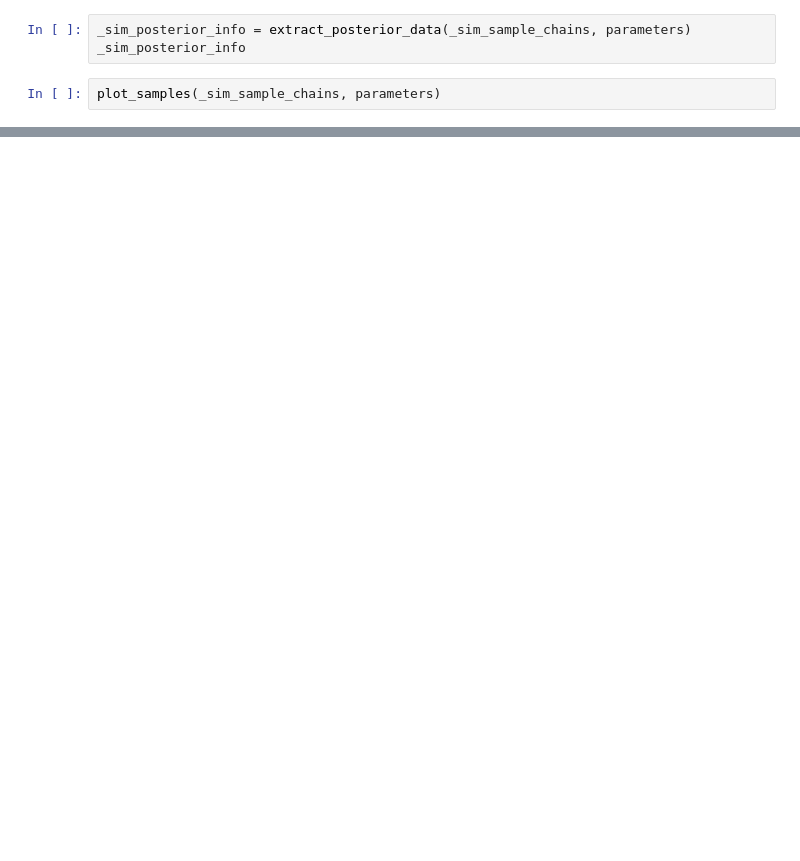
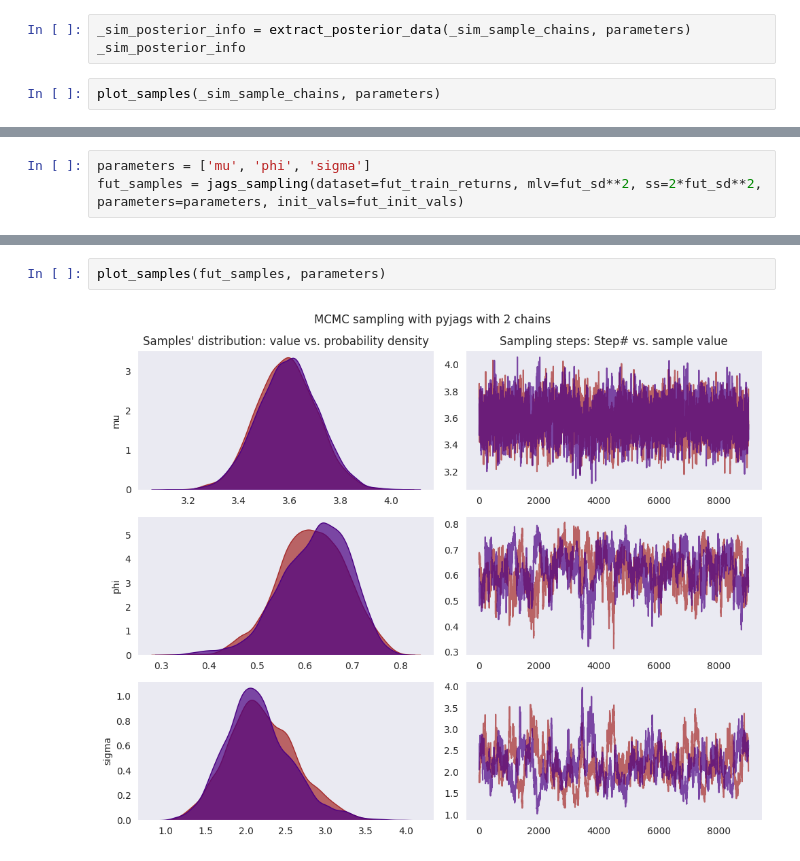
Before and after one commit to spradha1/LeuphanaAssignments, a Jupyter notebook: ProbabilisticModelling/Paper/SVmodel_mit_real_data.ipynb, the cells around one changed output, grey strips where cells are left out. Saved outputs shown, nothing was run; the diff lists cells and outputs as text; blank space fills up the shorter version.

```diff
--- a/ProbabilisticModelling/Paper/SVmodel_mit_real_data.ipynb
+++ b/ProbabilisticModelling/Paper/SVmodel_mit_real_data.ipynb
@@ -531,0 +667,3 @@ plot_samples(_sim_sample_chains, parameters)
+# %%
+parameters = ['mu', 'phi', 'sigma']
+fut_samples = jags_sampling(dataset=fut_train_returns, mlv=fut_sd**2, ss=2*fut_sd**2, parameters=parameters, init_vals=fut_init_vals)
@@ -531,0 +708,4 @@ plot_samples(_sim_sample_chains, parameters)
+# %%
+plot_samples(fut_samples, parameters)
+# %% [output]
+[figure, added]
```
Also changed, not shown: parts of 26 cells of this notebook, 2 other files.
